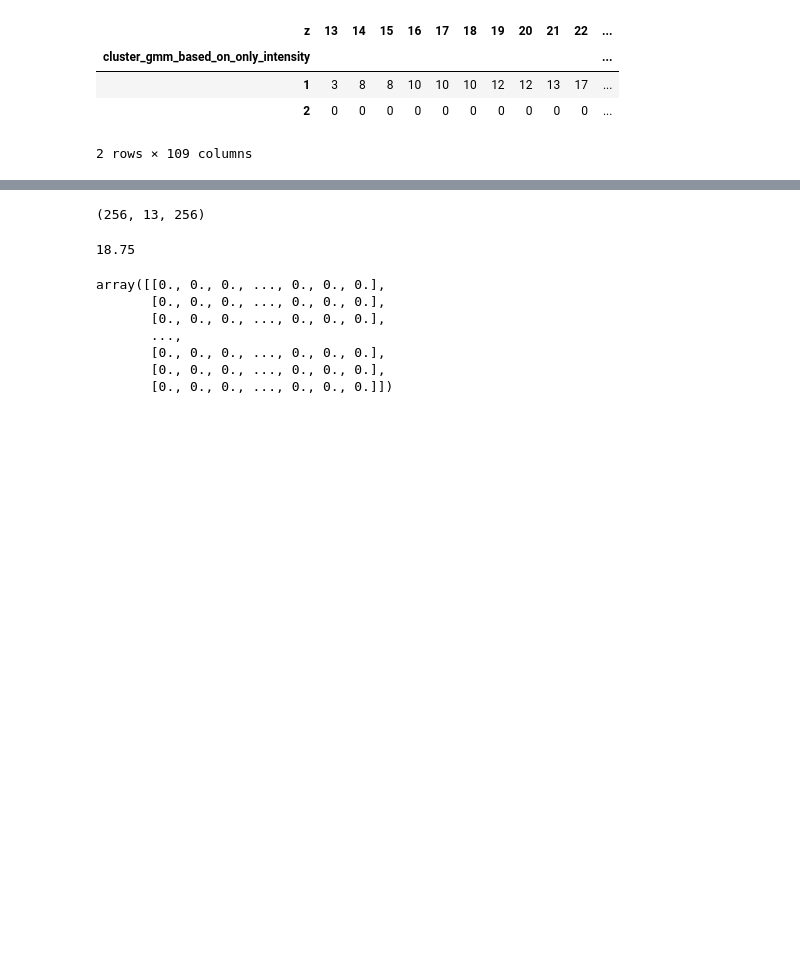
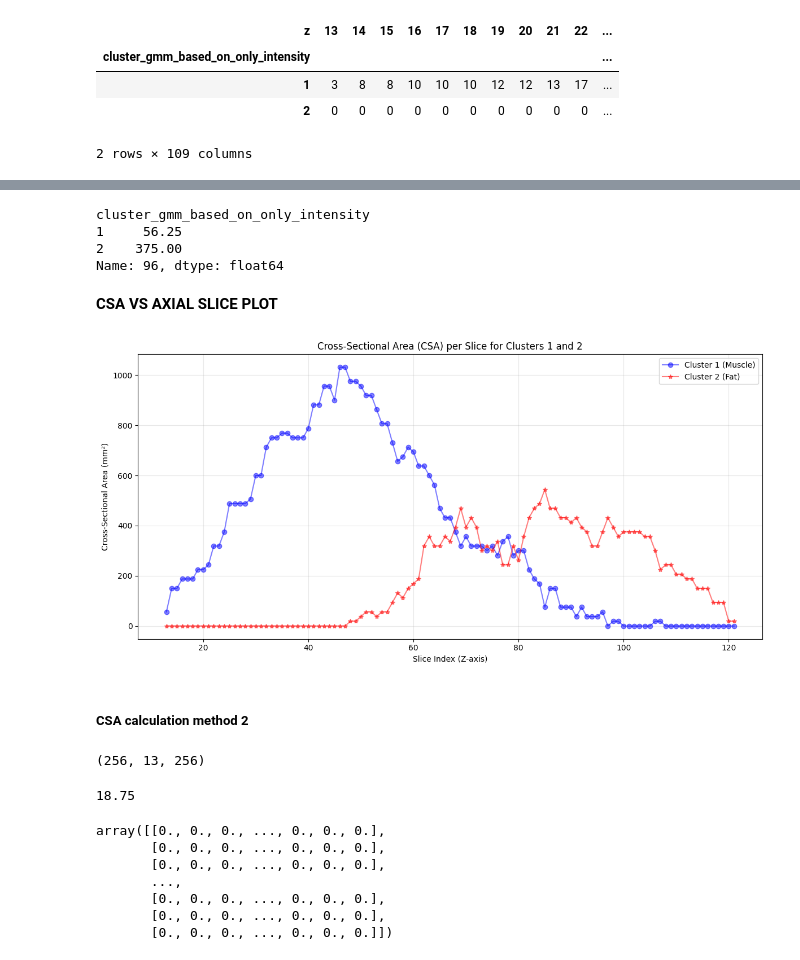
Before and after one commit to prabal5ghosh/Inria_Medical_Imageing_Internship_prabal, a Jupyter notebook: s0006/cluster_code/segmented_pixels_intensity_only_intensity.ipynb, the cells around one changed output, grey strips where cells are left out. Saved outputs shown, nothing was run; the diff lists cells and outputs as text; code cells hidden in the pictures; blank space fills up the shorter version.

Commit message:
FAT FRACTION MUSCLE? FAT VOLUME? LEARN VOLUME AND CSA FOR EACH SLICES ARE PLOTED AND CALCULATED

```diff
--- a/s0006/cluster_code/segmented_pixels_intensity_only_intensity.ipynb
+++ b/s0006/cluster_code/segmented_pixels_intensity_only_intensity.ipynb
@@ -724,3 +741,37 @@ plt.show()
+# %%
+slice_areas_mm2[96]
+# %% [output]
+cluster_gmm_based_on_only_intensity
+1     56.25
+2    375.00
+Name: 96, dtype: float64
+# %% [markdown]
+**CSA VS AXIAL SLICE PLOT**
+# %%
+import matplotlib.pyplot as plt
+
+# Transpose the DataFrame for easier plotting
+slice_areas_mm2_transposed = slice_areas_mm2.T
+
+# Plot the CSA for cluster 1 and cluster 2
+plt.figure(figsize=(12, 6))
+plt.plot(slice_areas_mm2_transposed.index, slice_areas_mm2_transposed[1], label='Cluster 1 (Muscle)', color='blue', marker='o',alpha=0.5)
+plt.plot(slice_areas_mm2_transposed.index, slice_areas_mm2_transposed[2], label='Cluster 2 (Fat)', color='red', marker='*',alpha=0.5)
+
+# Add labels, title, and legend
+plt.xlabel('Slice Index (Z-axis)')
+plt.ylabel('Cross-Sectional Area (mm²)')
+plt.title('Cross-Sectional Area (CSA) per Slice for Clusters 1 and 2')
+plt.legend()
+plt.grid(True, alpha=0.3)
+
+# Show the plot
+plt.tight_layout()
+plt.show()
+# %% [output]
+[figure, added]
+# %% [markdown]
+##### CSA calculation method 2
 # %%
 gmm_clustered_segmentation_mask = nib.load("c:/Users/praba/Documents/GitHub/Inria_Medical_Imageing_Internship_prabal/s0006/cluster_code/gmm_cluster_based_on_intensity_labels.nii.gz")
 mask_gmm = gmm_clustered_segmentation_mask.get_fdata()  # shape (X, Y, Z)
```
Also changed, not shown: parts of 50 cells of this notebook, 4 other files.
